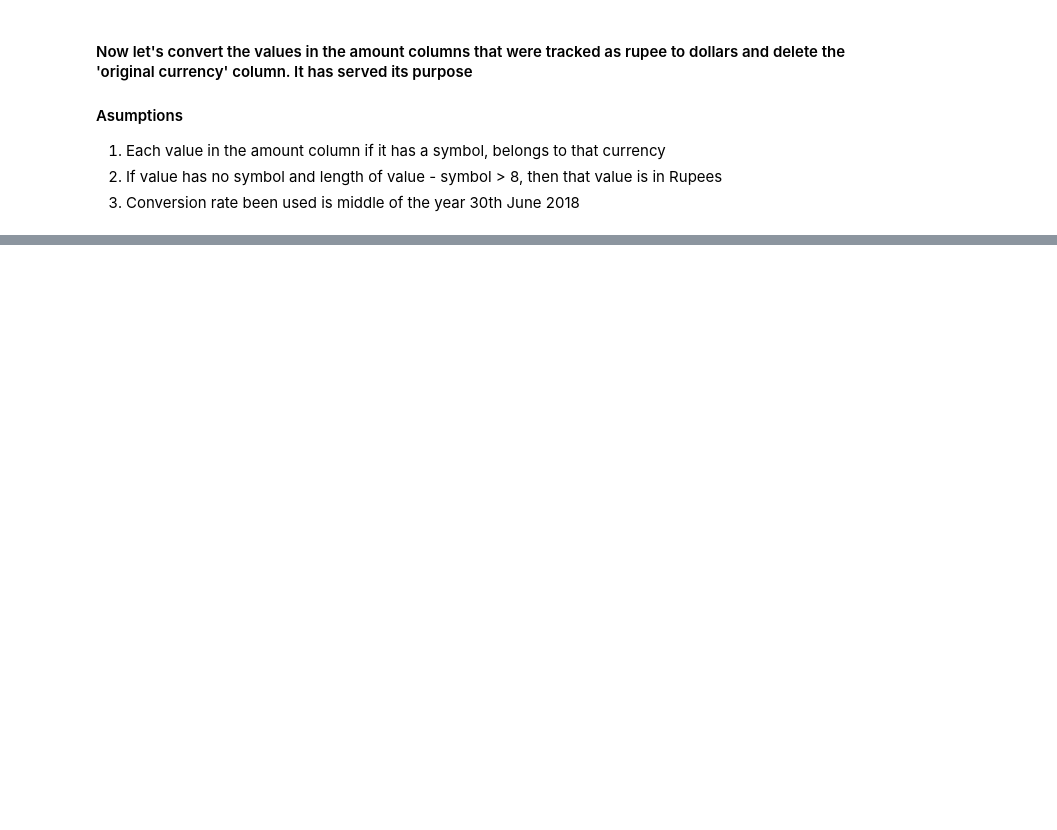
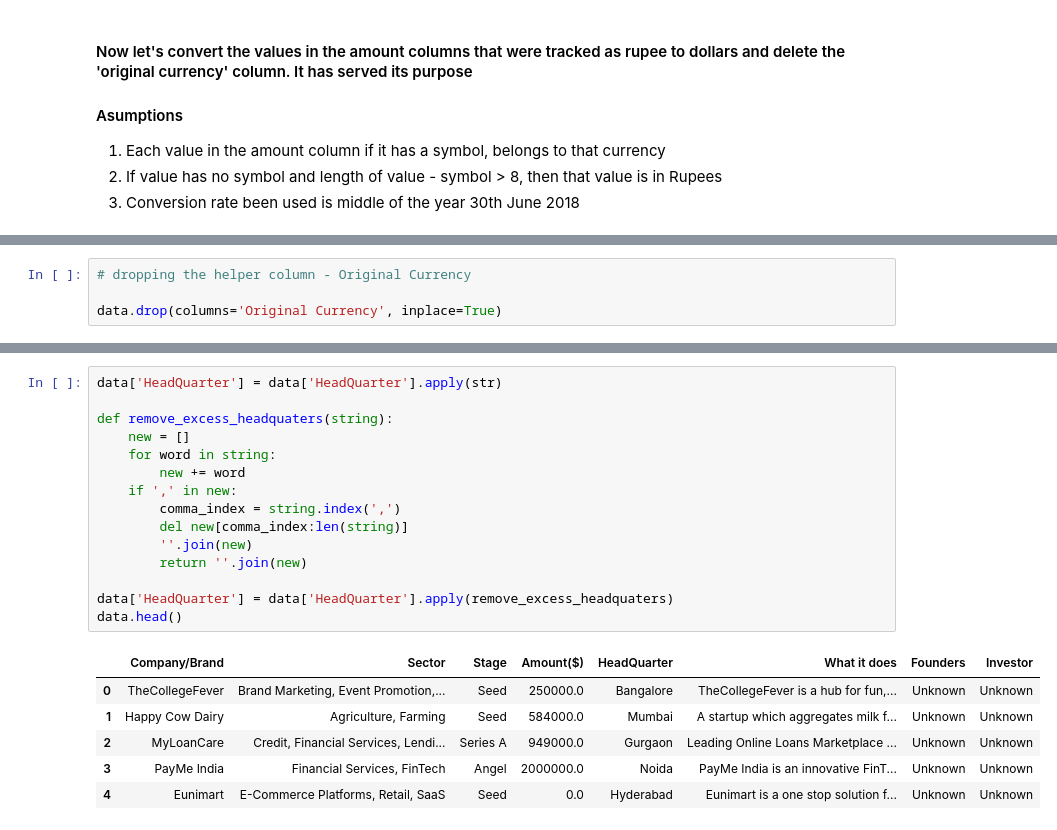
Before and after one commit to coderacheal/Indian-Startup-Ecosystem-Analysis, a Jupyter notebook: indian-startup.ipynb, the cells around one changed output, grey strips where cells are left out. Cells and saved outputs as stored; diff of their text form; blank space fills up the shorter version.

```diff
--- a/indian-startup.ipynb
+++ b/indian-startup.ipynb
@@ -388,0 +186,4 @@ data_2018.head()
+# %%
+# dropping the helper column - Original Currency
+
+data.drop(columns='Original Currency', inplace=True)
@@ -388,0 +218,22 @@ data_2018.head()
+# %%
+data['HeadQuarter'] = data['HeadQuarter'].apply(str)
+
+def remove_excess_headquaters(string):
+    new = []
+    for word in string:
+        new += word
+    if ',' in new:
+        comma_index = string.index(',')
+        del new[comma_index:len(string)]
+        ''.join(new)
+        return ''.join(new)
+
+data['HeadQuarter'] = data['HeadQuarter'].apply(remove_excess_headquaters)
+data.head()
+# %% [output]
+|  | Company/Brand | Sector | Stage | Amount($) | HeadQuarter | What it does | Founders | Investor |
+| 0 | TheCollegeFever | Brand Marketing, Event Promotion,... | Seed | 250000.0 | Bangalore | TheCollegeFever is a hub for fun,... | Unknown | Unknown |
+| 1 | Happy Cow Dairy | Agriculture, Farming | Seed | 584000.0 | Mumbai | A startup which aggregates milk f... | Unknown | Unknown |
+| 2 | MyLoanCare | Credit, Financial Services, Lendi... | Series A | 949000.0 | Gurgaon | Leading Online Loans Marketplace ... | Unknown | Unknown |
+| 3 | PayMe India | Financial Services, FinTech | Angel | 2000000.0 | Noida | PayMe India is an innovative FinT... | Unknown | Unknown |
+| 4 | Eunimart | E-Commerce Platforms, Retail, SaaS | Seed | 0.0 | Hyderabad | Eunimart is a one stop solution f... | Unknown | Unknown |
```
Also changed, not shown: parts of 52 cells of this notebook.
